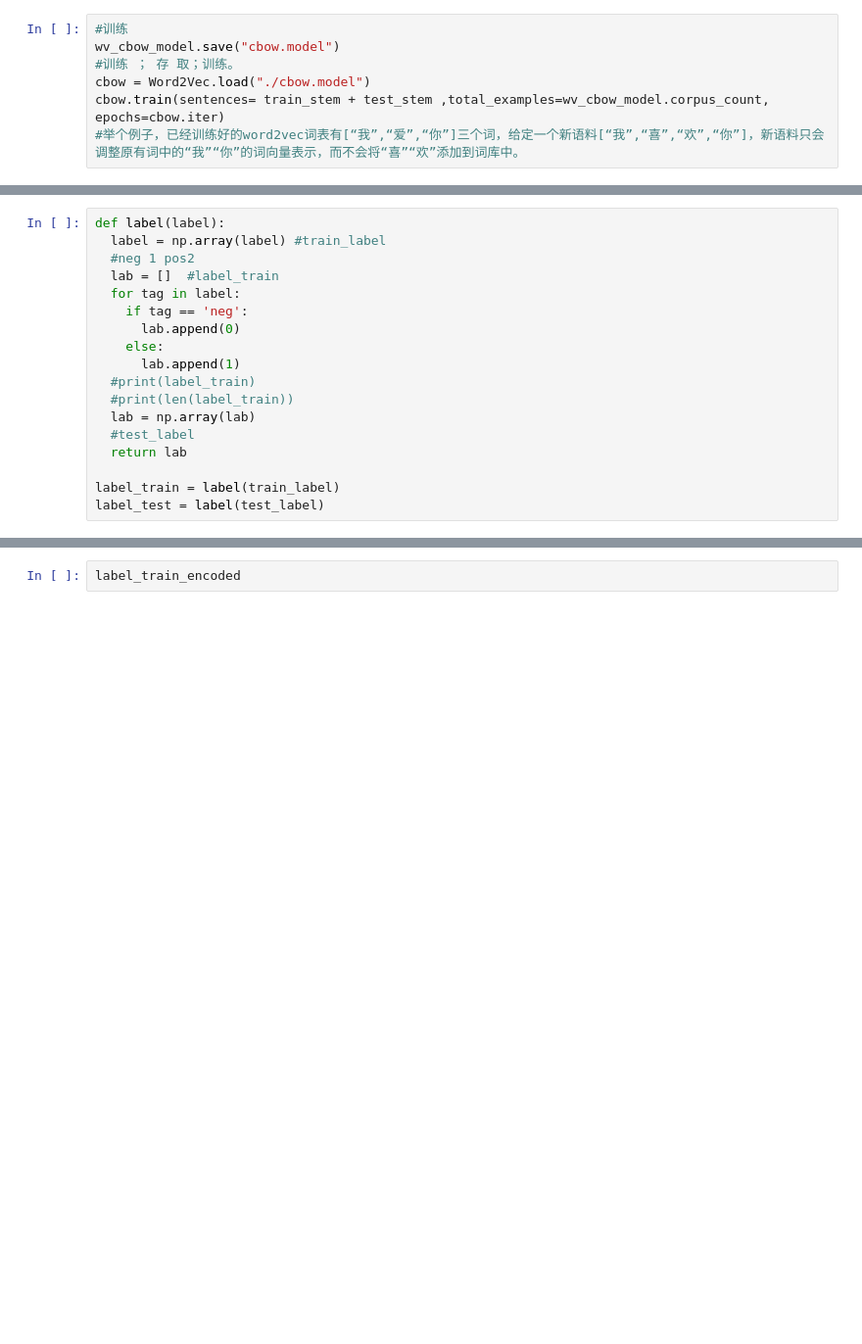
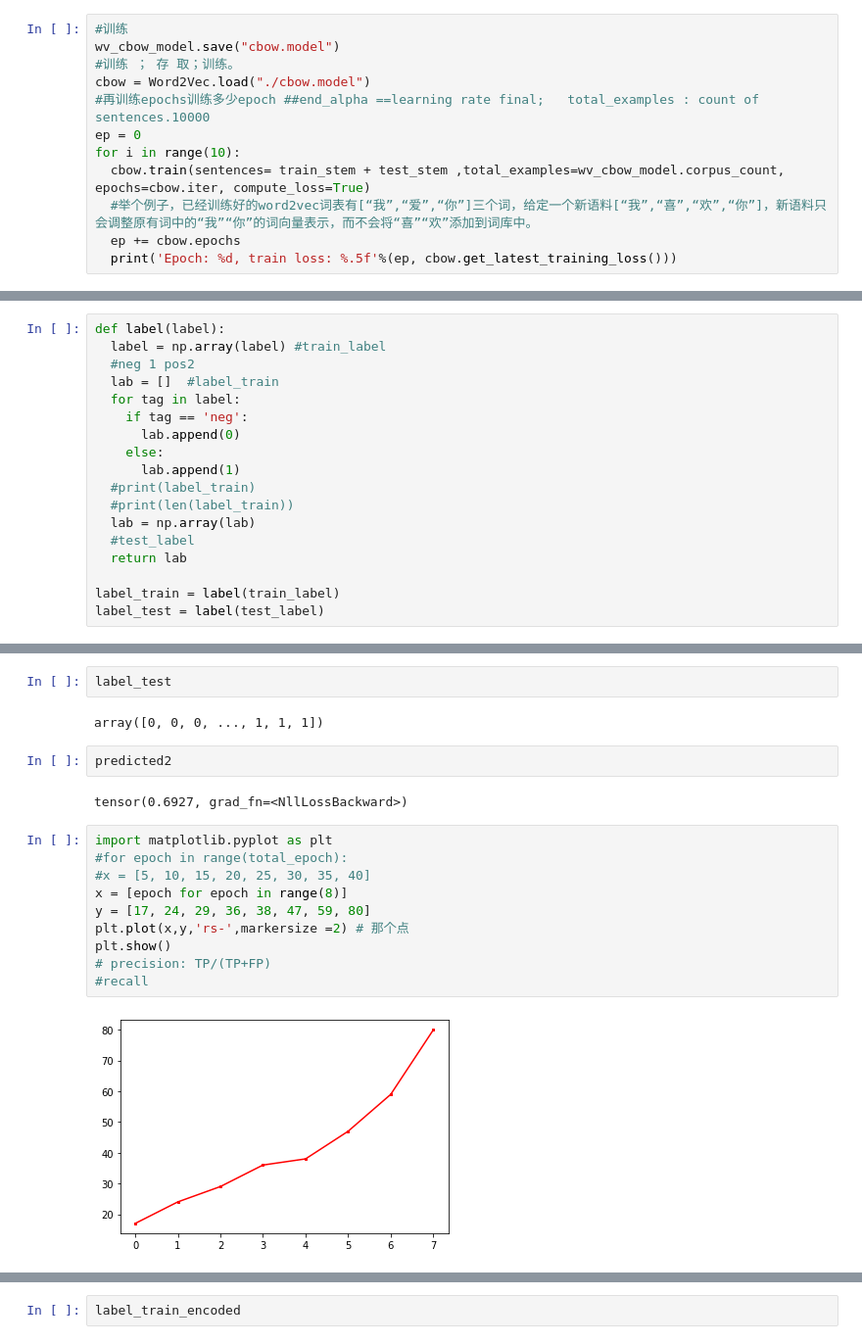
Before and after one commit to Alecia113/NLP-Emotional-analysis, a Jupyter notebook: A1.ipynb, the cells around one changed output, grey strips where cells are left out. Shown at 98% size. Cells and saved outputs as stored; diff of their text form; blank space fills up the shorter version.

```diff
--- a/A1.ipynb
+++ b/A1.ipynb
@@ -164,5 +210,10 @@ wv_cbow_model = Word2Vec(sentences= train_stem + test_stem, size=100, window=5,
 wv_cbow_model.save("cbow.model")
 #训练 ； 存 取；训练。
 cbow = Word2Vec.load("./cbow.model")
-cbow.train(sentences= train_stem + test_stem ,total_examples=wv_cbow_model.corpus_count, epochs=cbow.iter)
-#举个例子，已经训练好的word2vec词表有[“我”,“爱”,“你”]三个词，给定一个新语料[“我”,“喜”,“欢”,“你”]，新语料只会调整原有词中的“我”“你”的词向量表示，而不会将“喜”“欢”添加到词库中。
+#再训练epochs训练多少epoch ##end_alpha ==learning rate final;   total_examples : count of sentences.10000
+ep = 0
+for i in range(10):
+  cbow.train(sentences= train_stem + test_stem ,total_examples=wv_cbow_model.corpus_count, epochs=cbow.iter, compute_loss=True)
+  #举个例子，已经训练好的word2vec词表有[“我”,“爱”,“你”]三个词，给定一个新语料[“我”,“喜”,“欢”,“你”]，新语料只会调整原有词中的“我”“你”的词向量表示，而不会将“喜”“欢”添加到词库中。
+  ep += cbow.epochs
+  print('Epoch: %d, train loss: %.5f'%(ep, cbow.get_latest_training_loss()))
@@ -491,3 +593,23 @@ weighted avg     0.5010    0.5005    0.4296      2000
+# %%
+label_test
+# %% [output]
+array([0, 0, 0, ..., 1, 1, 1])
+# %%
+predicted2
+# %% [output]
+tensor(0.6927, grad_fn=<NllLossBackward>)
+# %%
+import matplotlib.pyplot as plt
+#for epoch in range(total_epoch):
+#x = [5, 10, 15, 20, 25, 30, 35, 40]
+x = [epoch for epoch in range(8)]
+y = [17, 24, 29, 36, 38, 47, 59, 80]
+plt.plot(x,y,'rs-',markersize =2) # 那个点
+plt.show()
+# precision: TP/(TP+FP)
+#recall
+# %% [output]
+[figure, added]
 # %%
 predicted2
 # %% [output]
```
Also changed, not shown: parts of 30 cells of this notebook.
